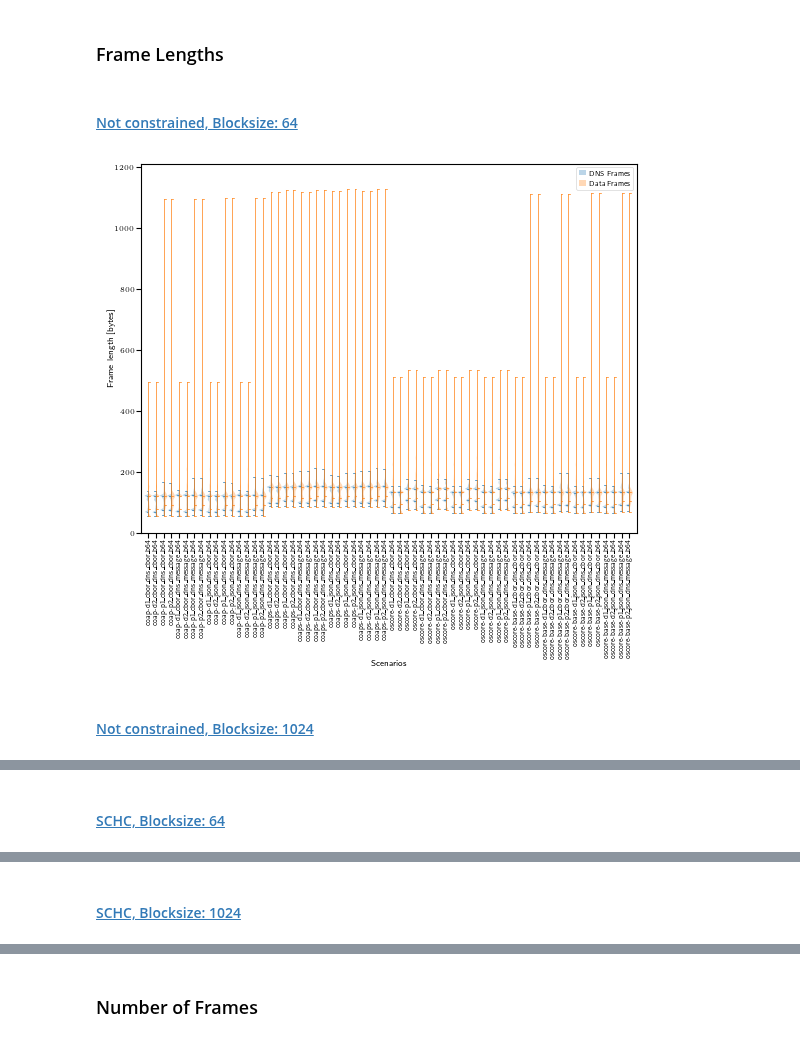
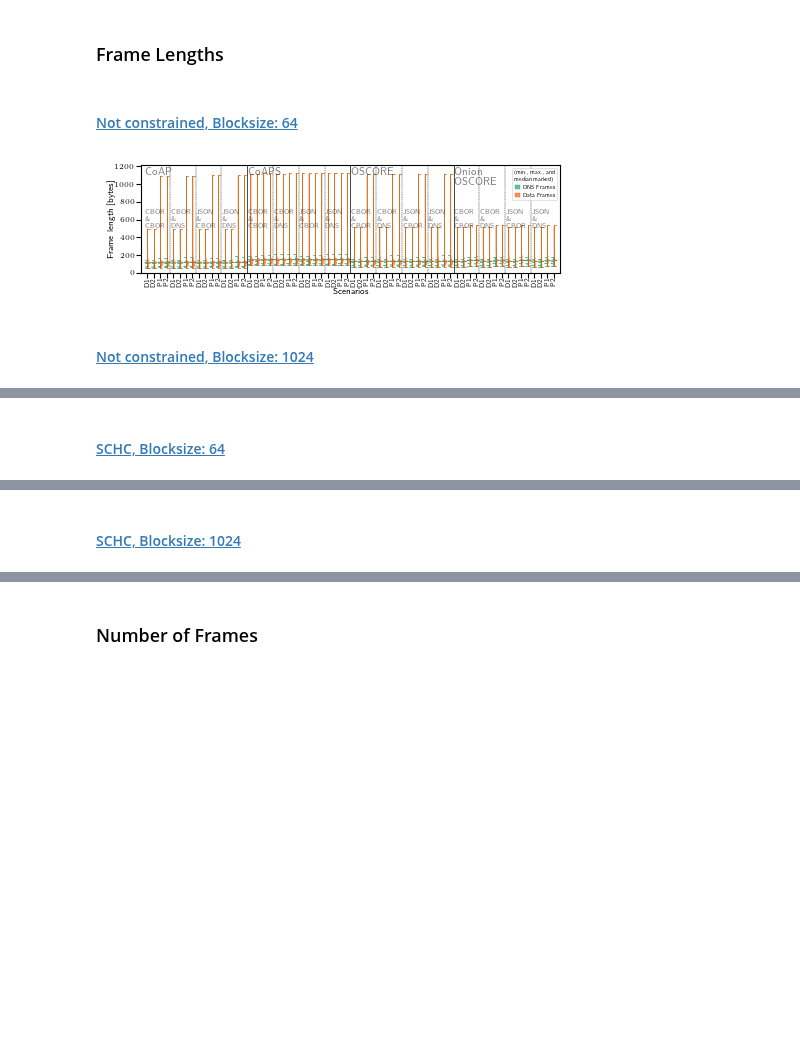
Before and after one commit to miri64/artifacts-eurosp26-doc-privacy, a Jupyter notebook: dataset_exploration.ipynb, the cells around one changed output, grey strips where cells are left out. Saved outputs shown, nothing was run; the diff lists cells and outputs as text; code cells hidden in the pictures; blank space fills up the shorter version.

Commit message:
dataset_exploration.ipynb: improve plots

```diff
--- a/dataset_exploration.ipynb
+++ b/dataset_exploration.ipynb
@@ -305,9 +306,20 @@ shape: (296, 56)
 ## Load Pre-Calculated Data and Prepare for Plotting
 # %%
 df = polars.read_parquet(INPUT_PATH / "stats.parquet")
-df = df.sort(
-    ["l2", "blocksize", "protocol", "data format", "DNS format", "setup", "l2_mode"]
-)
+df = df.with_columns(
+    [
+        polars.col("protocol").map_elements(
+            ["https", "coap", "coaps", "oscore-base", "oscore"].index,
+            return_dtype=polars.Int8,
+        ).alias("protocol_score"),
+        polars.col("l2_mode").map_elements(
+            ["none", "min-rules", "peer-based"].index,
+            return_dtype=polars.Int8,
+        ).alias("l2_mode_score"),
+    ]
+).sort(
+    ["l2", "blocksize", "protocol_score", "data format", "DNS format", "setup", "l2_mode_score"],
+).select(df.columns)
 # %% [markdown]
 ## Plot
 # %%
@@ -318,10 +418,16 @@ L2_READABLE = {
 # %% [markdown]
 ### Frame Lengths
 # %%
+LINE_COLORS = matplotlib.colormaps["Dark2"].colors
+
 for l2 in ["eth", "schc"]:
     for blocksize in [64, 1024]:
         matplotlib.pyplot.clf()
         matplotlib.style.use(str(EVALUATION_DIR / "mlenders_fullslide.mplstyle"))
+        matplotlib.rcParams["axes.prop_cycle"] = matplotlib.pyplot.cycler(
+            "color",
+            matplotlib.colormaps["Set2"].colors,
+        )
 
         violin_stats_dns = df.filter(
             (polars.col("l2") == l2) & (polars.col("blocksize") == blocksize)
@@ -329,9 +435,9 @@ for l2 in ["eth", "schc"]:
             "scenario",
             "DNS lengths mean",
             "DNS lengths min",
-            "DNS lengths q.25",
+            # "DNS lengths q.25",
             "DNS lengths median",
-            "DNS lengths q.75",
+            # "DNS lengths q.75",
             "DNS lengths max",
             "DNS lengths violin coords",
             "DNS lengths violin vals",
@@ -340,25 +446,26 @@ for l2 in ["eth", "schc"]:
                 "scenario": "label",
                 "DNS lengths mean": "mean",
                 "DNS lengths min": "min",
-                "DNS lengths q.25": "q1",
+                # "DNS lengths q.25": "q1",
                 "DNS lengths median": "median",
-                "DNS lengths q.75": "q3",
+                # "DNS lengths q.75": "q3",
                 "DNS lengths max": "max",
                 "DNS lengths violin coords": "coords",
                 "DNS lengths violin vals": "vals",
             }
-        ).with_columns(
-            quantiles=polars.concat_list("q1", "q3"),
         )
+        # .with_columns(
+        #     quantiles=polars.concat_list("q1", "q3"),
+        # )
         violin_stats_data = df.filter(
             (polars.col("l2") == l2) & (polars.col("blocksize") == blocksize)
         ).select(
             "scenario",
             "data lengths mean",
             "data lengths min",
-            "data lengths q.25",
+            # "data lengths q.25",
             "data lengths median",
-            "data lengths q.75",
+            # "data lengths q.75",
             "data lengths max",
             "data lengths violin coords",
             "data lengths violin vals",
@@ -367,55 +474,80 @@ for l2 in ["eth", "schc"]:
                 "scenario": "label",
                 "data lengths mean": "mean",
                 "data lengths min": "min",
-                "data lengths q.25": "q1",
+                # "data lengths q.25": "q1",
                 "data lengths median": "median",
-                "data lengths q.75": "q3",
+                # "data lengths q.75": "q3",
                 "data lengths max": "max",
                 "data lengths violin coords": "coords",
                 "data lengths violin vals": "vals",
             }
-        ).with_columns(
-            quantiles=polars.concat_list("q1", "q3"),
         )
+        # .with_columns(
+        #     quantiles=polars.concat_list("q1", "q3"),
+        # )
 
         ax = matplotlib.pyplot.gca()
 
         dns_violin = ax.violin(
             violin_stats_dns.to_dicts(),
             widths=1,
-            showmedians=False,
+            showmedians=True,
             showmeans=False,
             side="low",
         )
         data_violin = ax.violin(
             violin_stats_data.to_dicts(),
             widths=1,
-            showmedians=False,
+            showmedians=True,
             showmeans=False,
             side="high",
         )
+
+        for i, violin in enumerate([dns_violin, data_violin]):
+            for lines in ["cbars", "cmins", "cmaxes", "cmedians"]:
+                violin[lines].set_edgecolor(LINE_COLORS[i])
+                violin[lines].set_linewidth(0.5)
+                if lines in ("cmaxes", "cmins", "cmedians"):
+                    segments = violin[lines].get_segments()
+                    new_segments = []
+                    for segment in segments:
+                        if violin == dns_violin:
+                            segment -= numpy.array([[0.1, 0], [0, 0]])
+                        else:
+                            segment += numpy.array([[0, 0], [0.1, 0]])
+                        new_segments.append(segment)
+                    violin[lines].set_segments(new_segments)
+            for pc in violin['bodies']:
+                pc.set_edgecolor(LINE_COLORS[i])
+                pc.set_linewidth(0.25)
+                pc.set_alpha(1)
         ax.set_xticks(
             *zip(*enumerate(violin_stats_dns["label"], start=1))
         )
         ax.set_xlim(0, violin_stats_dns.shape[0] + 1)
         ax.tick_params(axis='x', labelrotation=90)
         ax.set_xlabel("Scenarios")
         if l2 == "eth":
             ax.set_ylim(0, 1210)
         elif l2 == "schc":
             ax.set_ylim(0, 128)
         ax.set_ylabel("Frame length [bytes]")
         ax.legend(
             [dns_violin['bodies'][0], data_violin['bodies'][0]],
             ['DNS Frames', 'Data Frames'],
+            loc="upper right" if l2 == "eth" else "lower left",
+            title="(min., max., and\nmedian marked)",
+            title_fontsize=4,
+            fontsize=4
         )
+        mark_groups(ax)
 
         filename = EVALUATION_DIR / "plots" / f"frame_lengths_{l2}_{blocksize}.pdf"
         matplotlib.pyplot.savefig(filename, bbox_inches="tight", pad_inches=0.01)
         display(Markdown(f"#### [{L2_READABLE[l2]}, Blocksize: {blocksize}]({filename.relative_to(EVALUATION_DIR)})"))
 
         matplotlib.pyplot.show()
 # %% [output]
 #### [Not constrained, Blocksize: 64](plots/frame_lengths_eth_64.pdf)
-[figure, old version]
+[figure, new version]
 #### [Not constrained, Blocksize: 1024](plots/frame_lengths_eth_1024.pdf)
```
Also changed, not shown: parts of 8 cells of this notebook, 46 other files.
